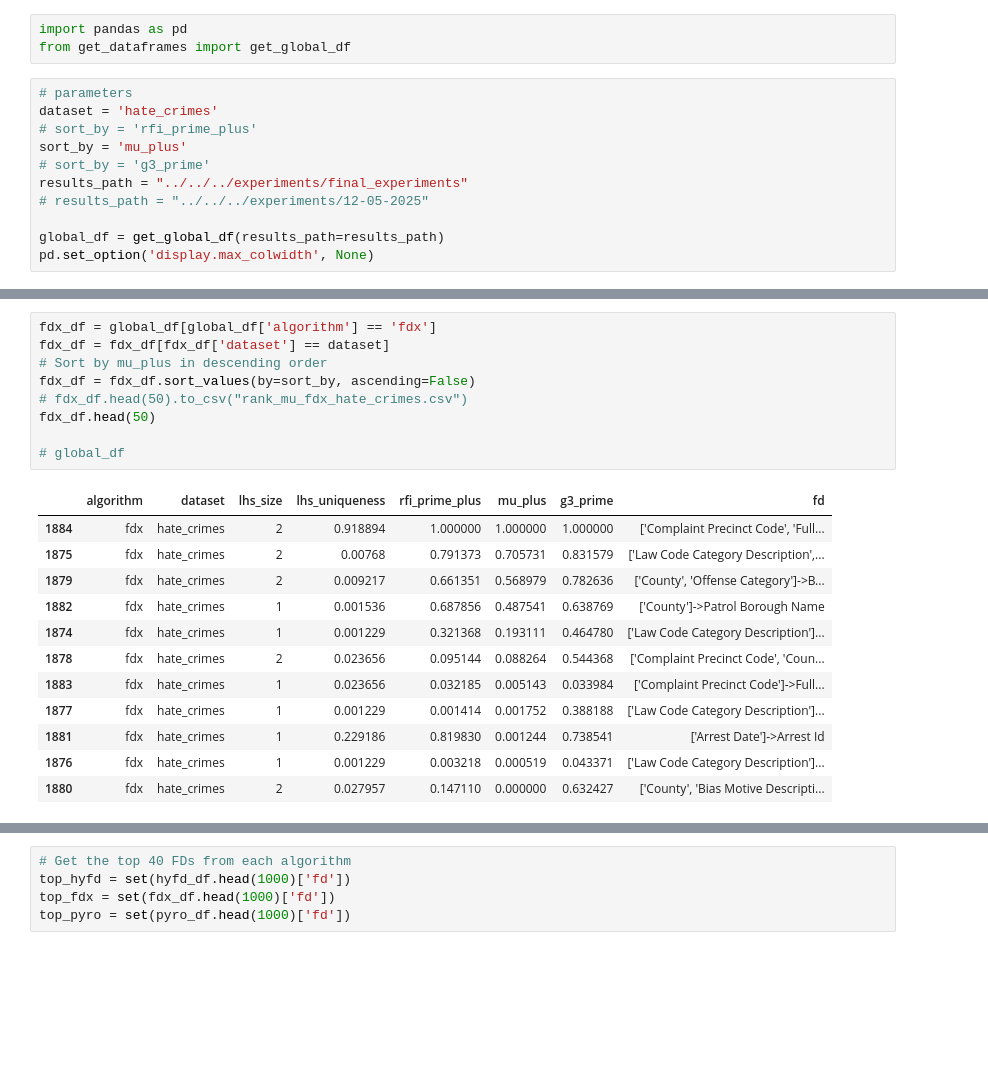
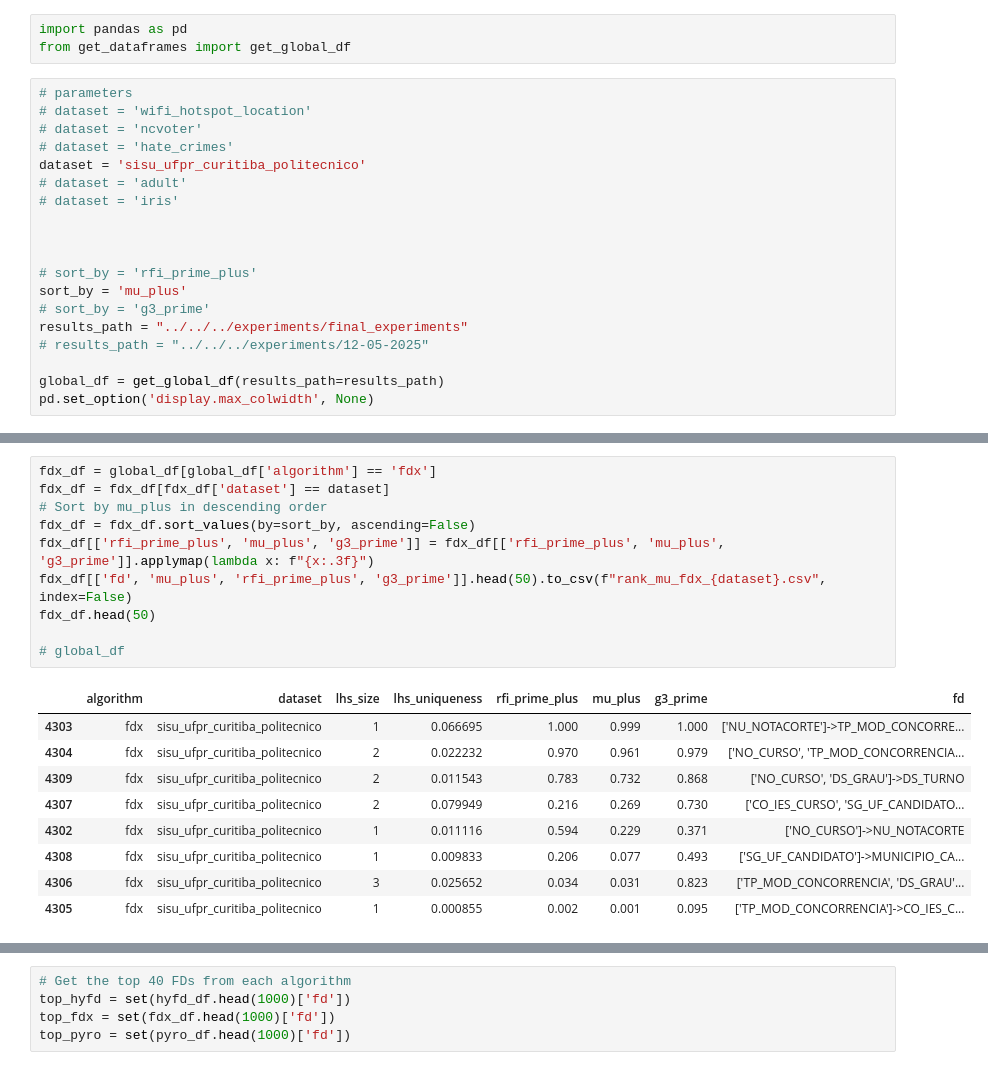
Before and after one commit to AlexF99/tcc, a Jupyter notebook: src/metrics/visualizations/rankings.ipynb, the cells around one changed output, grey strips where cells are left out. Cells and saved outputs as stored; diff of their text form; blank space fills up the shorter version.

```diff
--- a/src/metrics/visualizations/rankings.ipynb
+++ b/src/metrics/visualizations/rankings.ipynb
@@ -3,7 +3,15 @@ import pandas as pd
 from get_dataframes import get_global_df
 # %%
 # parameters
-dataset = 'hate_crimes'
+# dataset = 'wifi_hotspot_location'
+# dataset = 'ncvoter'
+# dataset = 'hate_crimes'
+dataset = 'sisu_ufpr_curitiba_politecnico'
+# dataset = 'adult'
+# dataset = 'iris'
+
+
+
 # sort_by = 'rfi_prime_plus'
 sort_by = 'mu_plus'
 # sort_by = 'g3_prime'
@@ -46,25 +54,23 @@ hyfd_df.head(50)
 # %%
 fdx_df = global_df[global_df['algorithm'] == 'fdx']
 fdx_df = fdx_df[fdx_df['dataset'] == dataset]
 # Sort by mu_plus in descending order
 fdx_df = fdx_df.sort_values(by=sort_by, ascending=False)
-# fdx_df.head(50).to_csv("rank_mu_fdx_hate_crimes.csv")
+fdx_df[['rfi_prime_plus', 'mu_plus', 'g3_prime']] = fdx_df[['rfi_prime_plus', 'mu_plus', 'g3_prime']].applymap(lambda x: f"{x:.3f}")
+fdx_df[['fd', 'mu_plus', 'rfi_prime_plus', 'g3_prime']].head(50).to_csv(f"rank_mu_fdx_{dataset}.csv", index=False)
 fdx_df.head(50)
 
 # global_df
 # %% [output]
 |  | algorithm | dataset | lhs_size | lhs_uniqueness | rfi_prime_plus | mu_plus | g3_prime | fd |
-| 1884 | fdx | hate_crimes | 2 | 0.918894 | 1.000000 | 1.000000 | 1.000000 | ['Complaint Precinct Code', 'Full... |
-| 1875 | fdx | hate_crimes | 2 | 0.00768 | 0.791373 | 0.705731 | 0.831579 | ['Law Code Category Description',... |
-| 1879 | fdx | hate_crimes | 2 | 0.009217 | 0.661351 | 0.568979 | 0.782636 | ['County', 'Offense Category']->B... |
-| 1882 | fdx | hate_crimes | 1 | 0.001536 | 0.687856 | 0.487541 | 0.638769 | ['County']->Patrol Borough Name |
-| 1874 | fdx | hate_crimes | 1 | 0.001229 | 0.321368 | 0.193111 | 0.464780 | ['Law Code Category Description']... |
-| 1878 | fdx | hate_crimes | 2 | 0.023656 | 0.095144 | 0.088264 | 0.544368 | ['Complaint Precinct Code', 'Coun... |
-| 1883 | fdx | hate_crimes | 1 | 0.023656 | 0.032185 | 0.005143 | 0.033984 | ['Complaint Precinct Code']->Full... |
-| 1877 | fdx | hate_crimes | 1 | 0.001229 | 0.001414 | 0.001752 | 0.388188 | ['Law Code Category Description']... |
-| 1881 | fdx | hate_crimes | 1 | 0.229186 | 0.819830 | 0.001244 | 0.738541 | ['Arrest Date']->Arrest Id |
-| 1876 | fdx | hate_crimes | 1 | 0.001229 | 0.003218 | 0.000519 | 0.043371 | ['Law Code Category Description']... |
-| 1880 | fdx | hate_crimes | 2 | 0.027957 | 0.147110 | 0.000000 | 0.632427 | ['County', 'Bias Motive Descripti... |
+| 4303 | fdx | sisu_ufpr_curitiba_politecnico | 1 | 0.066695 | 1.000 | 0.999 | 1.000 | ['NU_NOTACORTE']->TP_MOD_CONCORRE... |
+| 4304 | fdx | sisu_ufpr_curitiba_politecnico | 2 | 0.022232 | 0.970 | 0.961 | 0.979 | ['NO_CURSO', 'TP_MOD_CONCORRENCIA... |
+| 4309 | fdx | sisu_ufpr_curitiba_politecnico | 2 | 0.011543 | 0.783 | 0.732 | 0.868 | ['NO_CURSO', 'DS_GRAU']->DS_TURNO |
+| 4307 | fdx | sisu_ufpr_curitiba_politecnico | 2 | 0.079949 | 0.216 | 0.269 | 0.730 | ['CO_IES_CURSO', 'SG_UF_CANDIDATO... |
+| 4302 | fdx | sisu_ufpr_curitiba_politecnico | 1 | 0.011116 | 0.594 | 0.229 | 0.371 | ['NO_CURSO']->NU_NOTACORTE |
+| 4308 | fdx | sisu_ufpr_curitiba_politecnico | 1 | 0.009833 | 0.206 | 0.077 | 0.493 | ['SG_UF_CANDIDATO']->MUNICIPIO_CA... |
+| 4306 | fdx | sisu_ufpr_curitiba_politecnico | 3 | 0.025652 | 0.034 | 0.031 | 0.823 | ['TP_MOD_CONCORRENCIA', 'DS_GRAU'... |
+| 4305 | fdx | sisu_ufpr_curitiba_politecnico | 1 | 0.000855 | 0.002 | 0.001 | 0.095 | ['TP_MOD_CONCORRENCIA']->CO_IES_C... |
 # %%
 pyro_df = global_df[global_df['algorithm'] == 'pyro']
 pyro_df = pyro_df[pyro_df['dataset'] == dataset]
```
Also changed, not shown: parts of 6 cells of this notebook, 18 other files.
